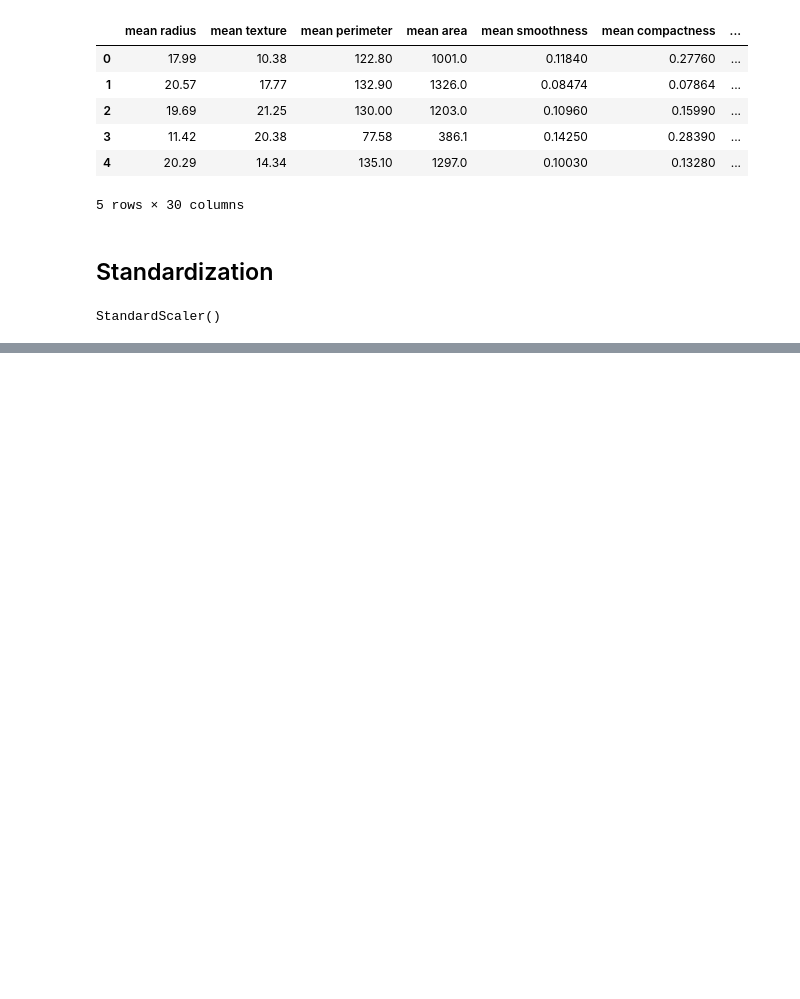
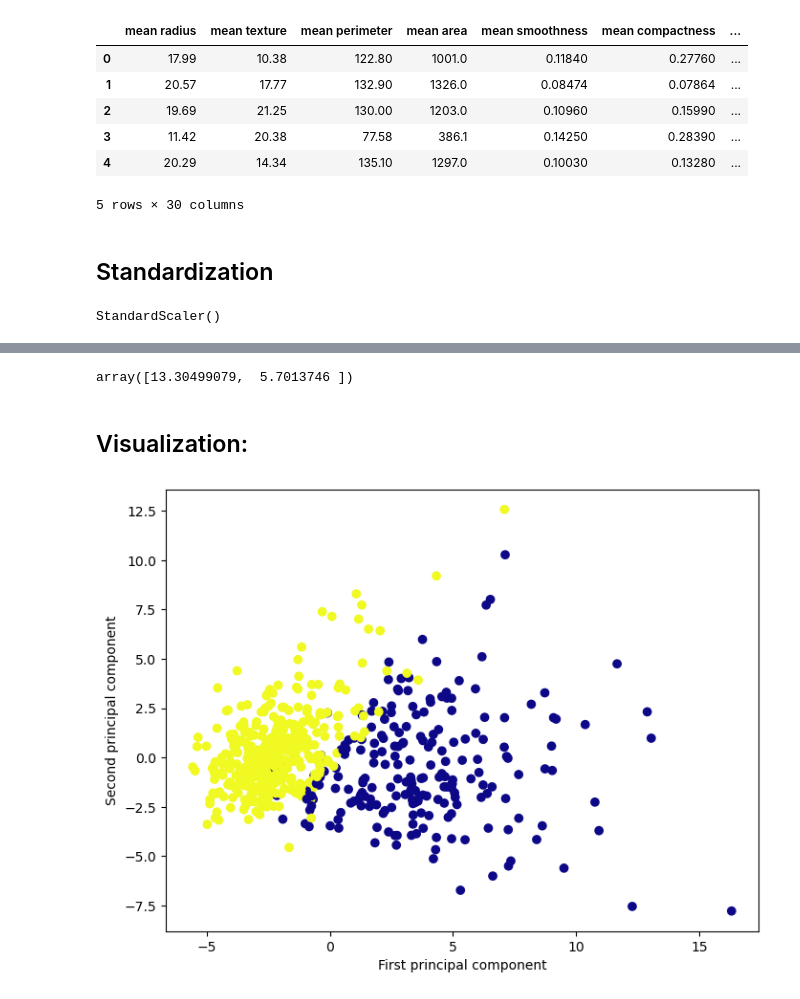
Before and after one commit to ganeshbgunjal/Machine-Learning, a Jupyter notebook: 15 PCA/Principal Component Analysis.ipynb, the cells around one changed output, grey strips where cells are left out. Cells and saved outputs as stored; diff of their text form; code cells hidden in the pictures; blank space fills up the shorter version.

```diff
--- a/15 PCA/Principal Component Analysis.ipynb
+++ b/15 PCA/Principal Component Analysis.ipynb
@@ -62,3 +62,5 @@ scaler = StandardScaler()
 scaler.fit(df)   #whoel df. because target feature is not here in df.
 # %% [output]
 StandardScaler()
+# %%
+scaled_data = scaler.transform(df)
@@ -64,0 +87,4 @@ StandardScaler()
+# %%
+pca = PCA(n_components=2)   #we have to convert data into 2D. now it has 11D
+# %%
+pca_data = pca.fit_transform(scaled_data)
@@ -64,0 +101,14 @@ StandardScaler()
+# %%
+pca.explained_variance_    #pc1 has more variance
+# %% [output]
+array([13.30499079,  5.7013746 ])
+# %% [markdown]
+## Visualization:
+# %%
+plt.figure(figsize=(8,6))
+plt.scatter(pca_data[:,0],pca_data[:,1],c=cancer_df.target,cmap='plasma')
+plt.xlabel('First principal component')
+plt.ylabel('Second principal component')
+plt.show()
+# %% [output]
+[figure, added]
```
Also changed, not shown: parts of 4 cells of this notebook.
